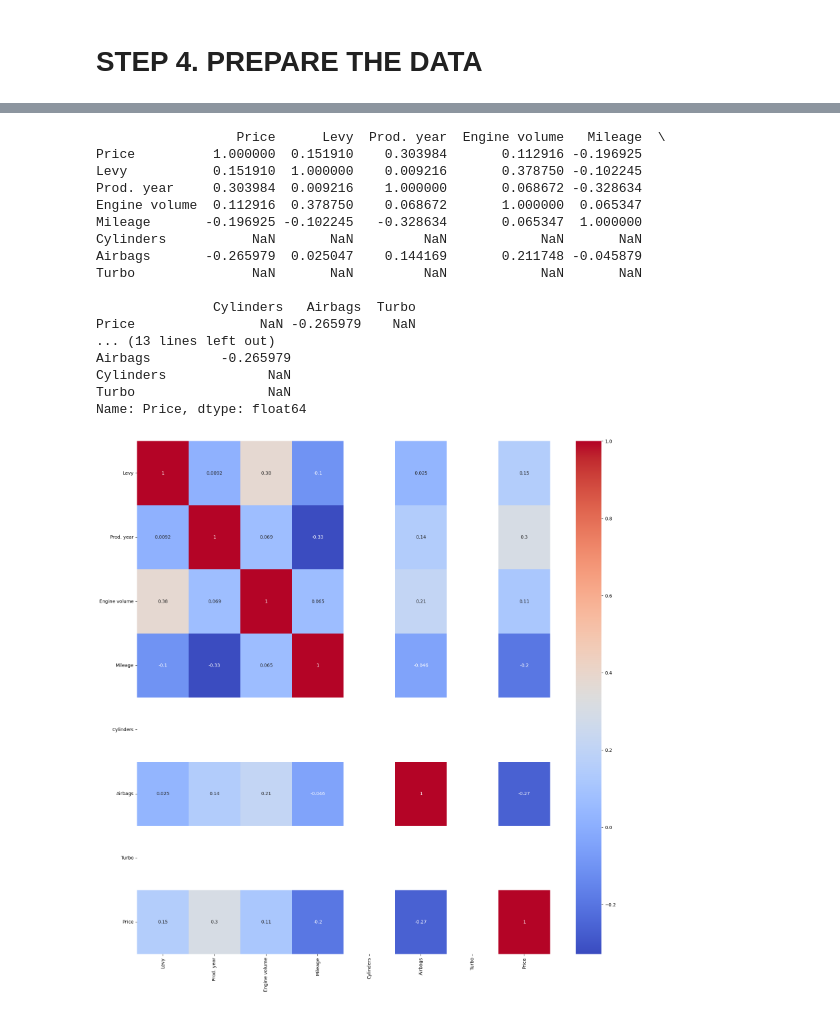
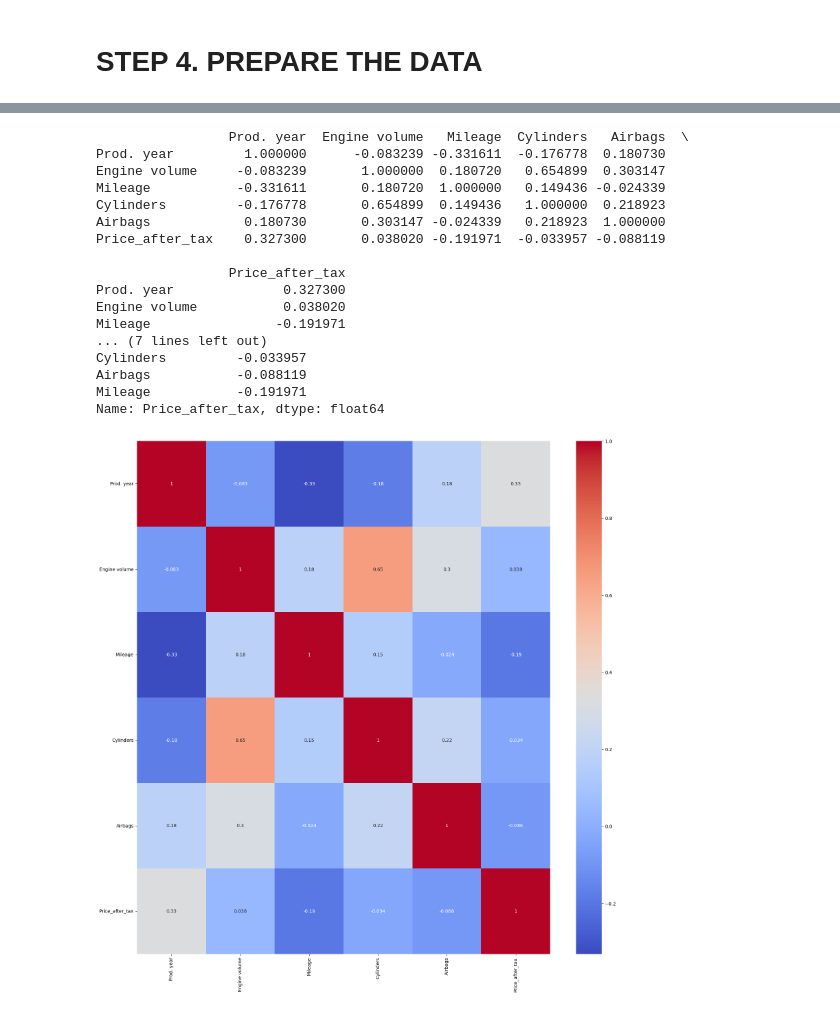
Before and after one commit to TaiVanNgo/Car-Price-Prediction, a Jupyter notebook: car_prediction_step12.ipynb, the cells around one changed output, grey strips where cells are left out. Drawn from its saved outputs; the diff is of its cells as text; code cells hidden in the pictures.

```diff
--- a/car_prediction_step12.ipynb
+++ b/car_prediction_step12.ipynb
@@ -96,15 +96,23 @@ raw_data['Mileage'] = raw_data['Mileage'].str.extract('(\d+)').astype(int)
 
 # extracting the enginer volume
 raw_data['Turbo'] = raw_data['Engine volume'].apply(lambda x: 1 if 'Turbo' in x else 0)
+raw_data['Turbo'] = raw_data['Turbo'].map({1: 'Yes', 0: 'No'})
+
 raw_data['Engine volume'] = raw_data['Engine volume'].str.extract(r'(\d+\.\d+|\d+)').astype(float)
 
 # set empty levy = -1
-raw_data['Levy'] = raw_data['Levy'].replace('-', '-1').astype(int)
-
+raw_data['Levy'] = raw_data['Levy'].replace('-', 0)
+raw_data['Levy'] = pd.to_numeric(raw_data['Levy'])
 # drop the unused data
-raw_data = raw_data[raw_data['Levy'] > 0]
+# raw_data = raw_data[raw_data['Levy'] > 0]
 
 #production year to be a string
+raw_data['Doors'] = raw_data['Doors'].str.replace('May', '5')
+raw_data['Doors'] = raw_data['Doors'].str.replace('Mar', '3')
+raw_data['Doors'] = raw_data['Doors'].str.replace('04', '4')
+raw_data['Doors'] = raw_data['Doors'].str.replace('02', '2')
+
+
 
 #drop the ID column
 raw_data = raw_data.drop(columns = "ID")
@@ -320,7 +357,9 @@ data_no_outliers = raw_data.copy()
 # Remove rows where 'price' is less than 500
 data_no_outliers = data_no_outliers[data_no_outliers['Price'] >= 500]
 
-attributes = num_cols
+data_no_outliers["Price_after_tax"] = data_no_outliers["Price"] + data_no_outliers["Levy"]
+attributes = ['Prod. year', 'Engine volume', 'Mileage', 'Airbags', 'Price_after_tax']
+
 
 for attribute in attributes:
     low, high = remove_outliers_iqr(data_no_outliers[attribute], factor=1.5)
@@ -352,0 +393,5 @@ Turbo 0.0 0.0
+# %%
+data_no_outliers.drop(columns=['Levy'], inplace=True)
+data_no_outliers.drop(columns=['Price'], inplace=True)
+
+data_no_outliers.head()
@@ -367,38 +458,39 @@ scatter(data_no_outliers)
 # %%
 # 3.4 Correlation matrix
 corr_matrix = data_no_outliers.corr(numeric_only=True)
 print(corr_matrix) # print correlation matrix
-print('\n',corr_matrix["Price"].sort_values(ascending=False)) # print correlation b/w a feature and other features
+print('\n',corr_matrix["Price_after_tax"].sort_values(ascending=False)) # print correlation b/w a feature and other features
 
 columns = list(corr_matrix.columns)
 
-columns.remove('Price')
-columns.append('Price')
+columns.remove('Price_after_tax')
+columns.append('Price_after_tax')
 corr_matrix = corr_matrix.loc[columns, columns]
 
 # Create a heatmap from the correlation matrix
-plt. figure(figsize=(20, 20))
-sns. heatmap(corr_matrix, annot=True, cmap='coolwarm')
+plt.figure(figsize=(20, 20))
+sns.heatmap(corr_matrix, annot=True, cmap='coolwarm')
 plt.xticks(rotation=90, fontsize=10)
 # Rotate y-axis labels
 plt.yticks(rotation=0, fontsize=10)
 plt.show()
+print(data_no_outliers['Cylinders'].value_counts())
 # %% [output]
-                  Price      Levy  Prod. year  Engine volume   Mileage  \
-Price          1.000000  0.151910    0.303984       0.112916 -0.196925
-Levy           0.151910  1.000000    0.009216       0.378750 -0.102245
-Prod. year     0.303984  0.009216    1.000000       0.068672 -0.328634
-Engine volume  0.112916  0.378750    0.068672       1.000000  0.065347
-Mileage       -0.196925 -0.102245   -0.328634       0.065347  1.000000
-Cylinders           NaN       NaN         NaN            NaN       NaN
-Airbags       -0.265979  0.025047    0.144169       0.211748 -0.045879
-Turbo               NaN       NaN         NaN            NaN       NaN
+                 Prod. year  Engine volume   Mileage  Cylinders   Airbags  \
+Prod. year         1.000000      -0.083239 -0.331611  -0.176778  0.180730
+Engine volume     -0.083239       1.000000  0.180720   0.654899  0.303147
+Mileage           -0.331611       0.180720  1.000000   0.149436 -0.024339
+Cylinders         -0.176778       0.654899  0.149436   1.000000  0.218923
+Airbags            0.180730       0.303147 -0.024339   0.218923  1.000000
+Price_after_tax    0.327300       0.038020 -0.191971  -0.033957 -0.088119
 
-               Cylinders   Airbags  Turbo
-Price                NaN -0.265979    NaN
-... (13 lines left out)
-Airbags         -0.265979
-Cylinders             NaN
-Turbo                 NaN
-Name: Price, dtype: float64
+                 Price_after_tax
+Prod. year              0.327300
+Engine volume           0.038020
+Mileage                -0.191971
+... (7 lines left out)
+Cylinders         -0.033957
+Airbags           -0.088119
+Mileage           -0.191971
+Name: Price_after_tax, dtype: float64
-[figure, old version]
+[figure, new version]
```
Also changed, not shown: parts of 28 cells of this notebook, 1 other file.
